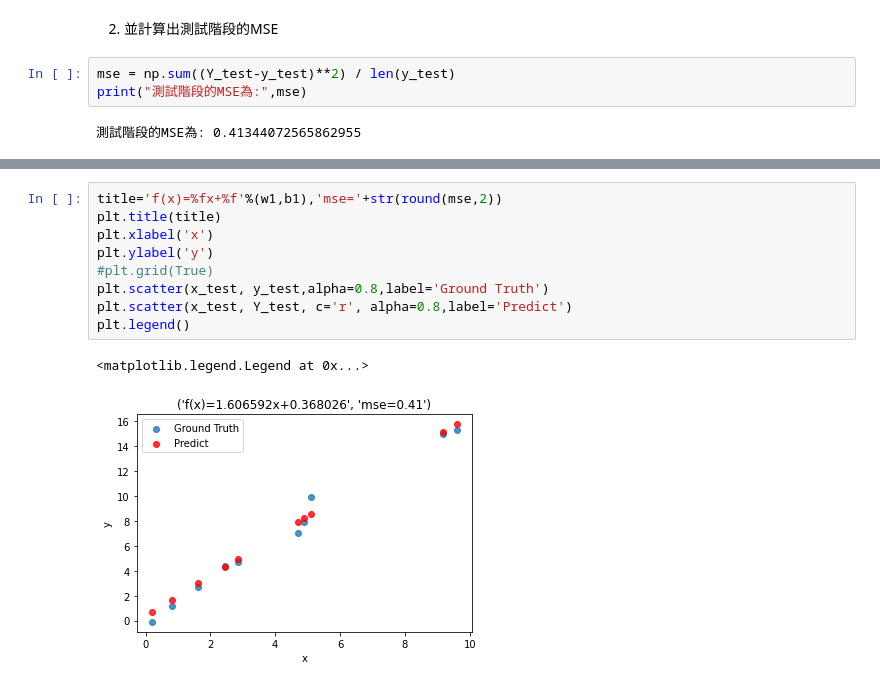
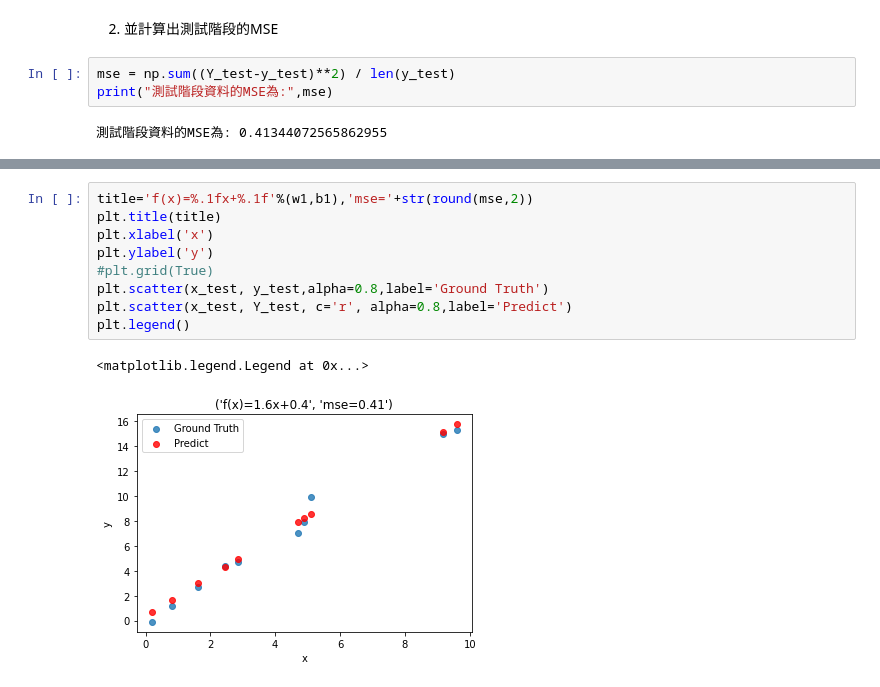
Before and after one commit to Albert09402020/IMLP360, a Jupyter notebook: Linear Regression_HW.ipynb, the cells around one changed output, grey strips where cells are left out. Saved outputs shown, nothing was run; the diff lists cells and outputs as text.

```diff
--- a/Linear Regression_HW.ipynb
+++ b/Linear Regression_HW.ipynb
@@ -163,21 +168,21 @@ print("測試集代入model後，所預測出的資料:\n",Y_test)
 2. 並計算出測試階段的MSE
 # %%
 mse = np.sum((Y_test-y_test)**2) / len(y_test)
-print("測試階段的MSE為:",mse)
+print("測試階段資料的MSE為:",mse)
 # %% [output]
-測試階段的MSE為: 0.41344072565862955
+測試階段資料的MSE為: 0.41344072565862955
 # %% [markdown]
 3. 畫出目標點(藍色)與預測點(紅色)的對應圖
 ![](images/LR_test.PNG)
 # %%
-title='f(x)=%fx+%f'%(w1,b1),'mse='+str(round(mse,2))
+title='f(x)=%.1fx+%.1f'%(w1,b1),'mse='+str(round(mse,2))
 plt.title(title)
 plt.xlabel('x')
 plt.ylabel('y')
 #plt.grid(True)
 plt.scatter(x_test, y_test,alpha=0.8,label='Ground Truth')
 plt.scatter(x_test, Y_test, c='r', alpha=0.8,label='Predict')
 plt.legend()
 # %% [output]
 <matplotlib.legend.Legend at 0x...>
-[figure, old version]
+[figure, new version]
```
Also changed, not shown: parts of 2 cells of this notebook.
